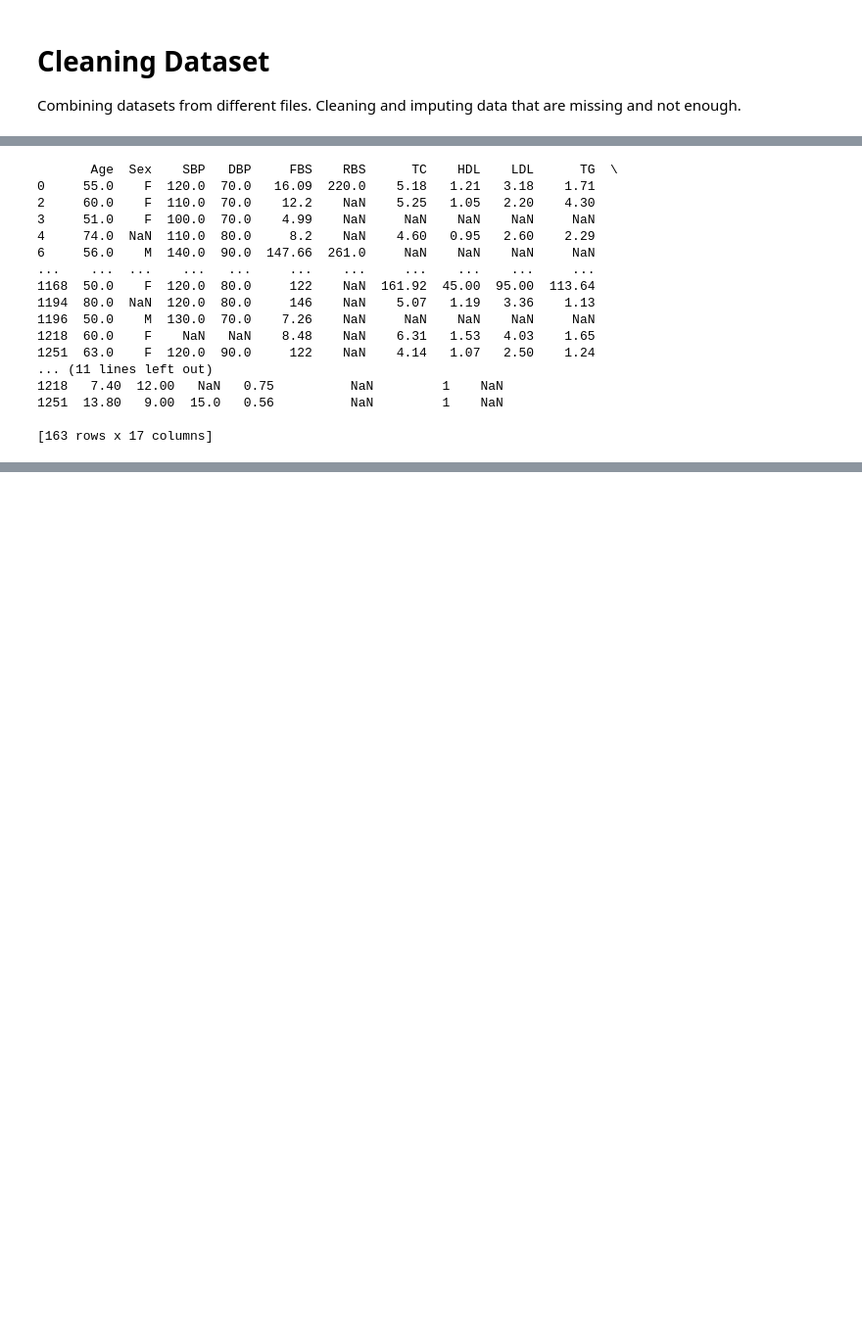
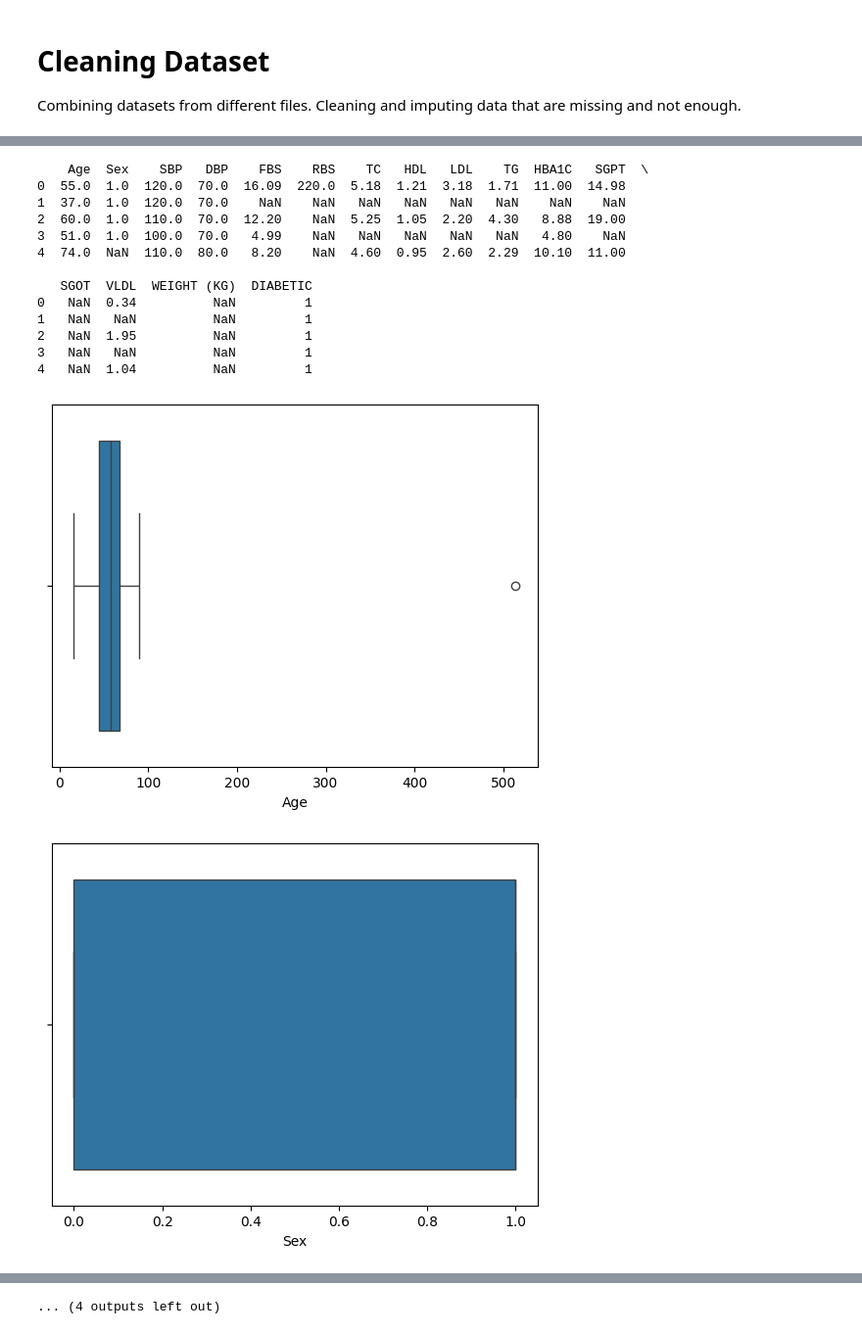
Before and after one commit to Jarmen24/thesis_diabetes, a Jupyter notebook: clean_data.ipynb, the cells around one changed output, grey strips where cells are left out. Shown: that part at 98% size. Drawn from its saved outputs; the diff is of its cells as text; code cells hidden in the pictures; blank space fills up the shorter version.

Commit message:
chore: cleaning data for NaN values

```diff
--- a/clean_data.ipynb
+++ b/clean_data.ipynb
@@ -10,29 +16,28 @@ import seaborn as sns
 # %%
 clinical_ccmc = pd.read_excel("ccmc_dataset/COMPILED_DATASET.xlsx")
-ccmc_clean = clinical_ccmc.fillna(0)
-ccmc_only_hb = clinical_ccmc.dropna(subset=['HBA1C'])
-print(ccmc_only_hb)
+ccmc_only_hb = clinical_ccmc.drop('STATUS', axis=1)
+ccmc_only_hb['Sex'] = ccmc_only_hb['Sex'].map({'M': 0, 'F': 1})
+
+print(ccmc_only_hb.head())
 # %% [output]
-       Age  Sex    SBP   DBP     FBS    RBS      TC    HDL    LDL      TG  \
-0     55.0    F  120.0  70.0   16.09  220.0    5.18   1.21   3.18    1.71
-2     60.0    F  110.0  70.0    12.2    NaN    5.25   1.05   2.20    4.30
-3     51.0    F  100.0  70.0    4.99    NaN     NaN    NaN    NaN     NaN
-4     74.0  NaN  110.0  80.0     8.2    NaN    4.60   0.95   2.60    2.29
-6     56.0    M  140.0  90.0  147.66  261.0     NaN    NaN    NaN     NaN
-...    ...  ...    ...   ...     ...    ...     ...    ...    ...     ...
-1168  50.0    F  120.0  80.0     122    NaN  161.92  45.00  95.00  113.64
-1194  80.0  NaN  120.0  80.0     146    NaN    5.07   1.19   3.36    1.13
-1196  50.0    M  130.0  70.0    7.26    NaN     NaN    NaN    NaN     NaN
-1218  60.0    F    NaN   NaN    8.48    NaN    6.31   1.53   4.03    1.65
-1251  63.0    F  120.0  90.0     122    NaN    4.14   1.07   2.50    1.24
-... (11 lines left out)
-1218   7.40  12.00   NaN   0.75          NaN         1    NaN
-1251  13.80   9.00  15.0   0.56          NaN         1    NaN
+    Age  Sex    SBP   DBP    FBS    RBS    TC   HDL   LDL    TG  HBA1C   SGPT  \
+0  55.0  1.0  120.0  70.0  16.09  220.0  5.18  1.21  3.18  1.71  11.00  14.98
+1  37.0  1.0  120.0  70.0    NaN    NaN   NaN   NaN   NaN   NaN    NaN    NaN
+2  60.0  1.0  110.0  70.0  12.20    NaN  5.25  1.05  2.20  4.30   8.88  19.00
+3  51.0  1.0  100.0  70.0   4.99    NaN   NaN   NaN   NaN   NaN   4.80    NaN
+4  74.0  NaN  110.0  80.0   8.20    NaN  4.60  0.95  2.60  2.29  10.10  11.00
 
-[163 rows x 17 columns]
+   SGOT  VLDL  WEIGHT (KG)  DIABETIC
+0   NaN  0.34          NaN         1
+1   NaN   NaN          NaN         1
+2   NaN  1.95          NaN         1
+3   NaN   NaN          NaN         1
+4   NaN  1.04          NaN         1
 # %%
 ccmc_only_hb_columns = ccmc_only_hb.columns
 for i in ccmc_only_hb_columns:
-    sns.histplot(data=ccmc_only_hb, x=i, bins=20, kde=True)
-    plt.title(f"{i} Distribution of Diabetic Patients")
+    sns.boxplot(x=ccmc_only_hb[i])
     plt.show()
+# %% [output]
+[figure, added]
+[figure, added]
@@ -39,3 +54,4 @@ for i in ccmc_only_hb_columns:
+... (4 outputs left out)
 # %%
 def load_xpt(filename):
     return pd.read_sas(filename, format="xport")
```
Also changed, not shown: parts of 6 cells of this notebook, 1 other file.
